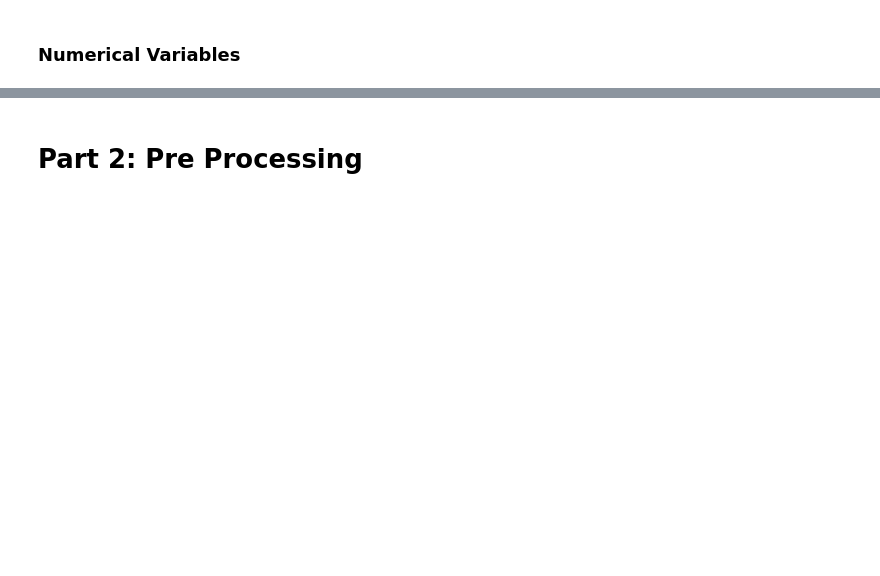
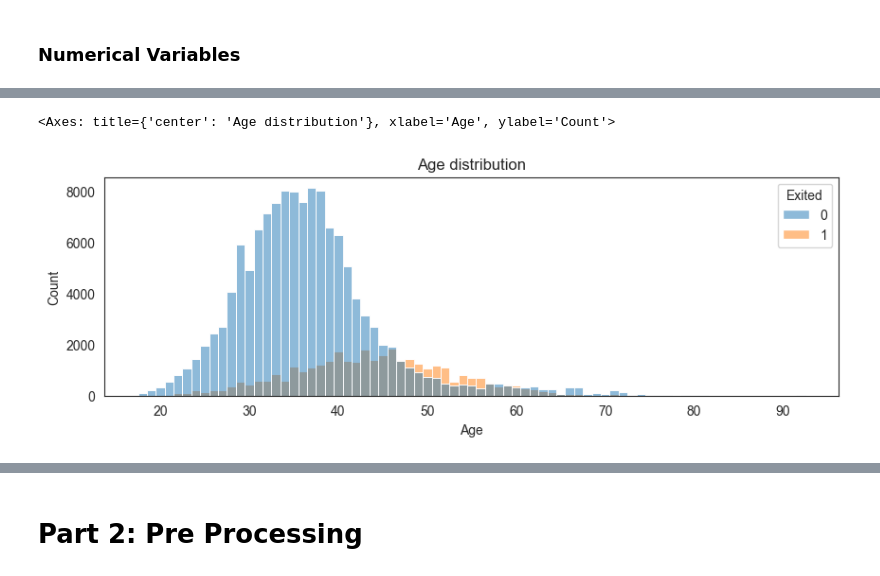
Before and after one commit to fernandohitmas/unstructured_data_mining, a Jupyter notebook: scripts/activity1.ipynb, the cells around one changed output, grey strips where cells are left out. Cells and saved outputs as stored; diff of their text form; code cells hidden in the pictures; blank space fills up the shorter version.

```diff
--- a/scripts/activity1.ipynb
+++ b/scripts/activity1.ipynb
@@ -130,0 +154,7 @@ Text(0.5, 1.0, 'Gender Distribution')
+# %%
+plt.subplots(figsize=(10,3))
+plt.title('Age distribution')
+sns.histplot(train, x= 'Age', hue='Exited', discrete=True)
+# %% [output]
+<Axes: title={'center': 'Age distribution'}, xlabel='Age', ylabel='Count'>
+[figure, added]
```
Also changed, not shown: parts of 14 cells of this notebook.
